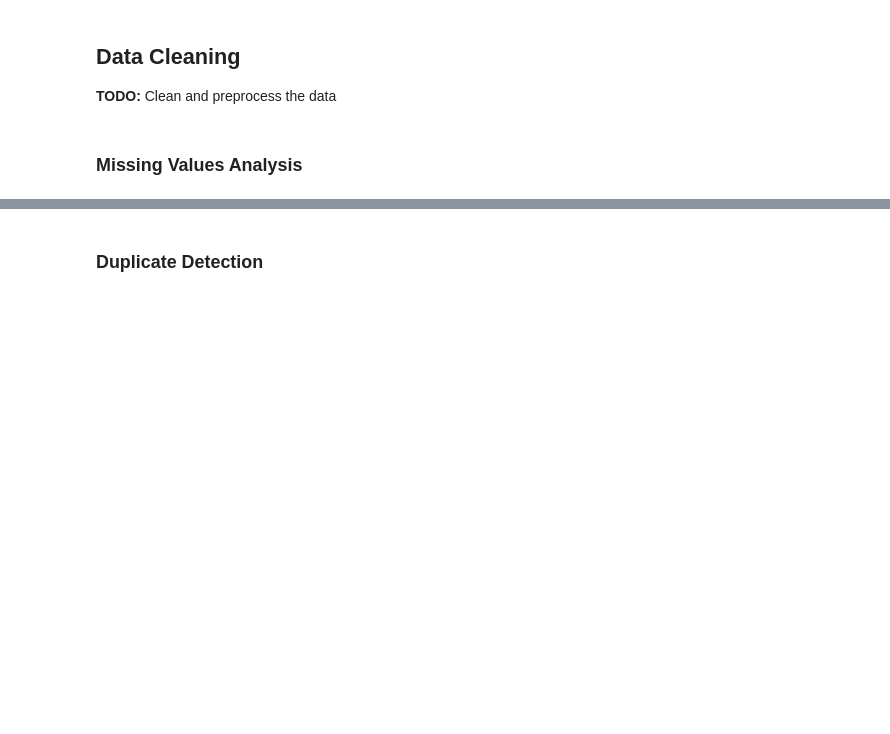
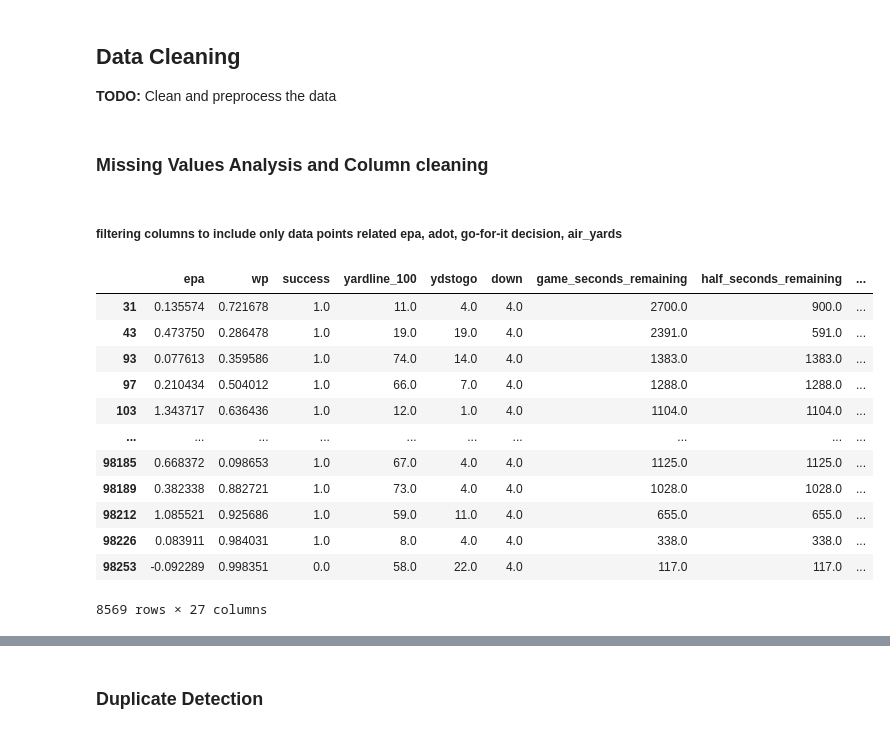
Before and after one commit to EdisonAyranisthebest/Eclipse_W26_Football, a Jupyter notebook: fourth_down_decision_epa_analysis.ipynb, the cells around one changed output, grey strips where cells are left out. Drawn from its saved outputs; the diff is of its cells as text; code cells hidden in the pictures; blank space fills up the shorter version.

Commit message:
Filtered columns we do not need to look at (feel free to edit) and filtered missing columns/ non-play columns

```diff
--- a/fourth_down_decision_epa_analysis.ipynb
+++ b/fourth_down_decision_epa_analysis.ipynb
@@ -209,6 +235,46 @@ Length: 397, dtype: object
 
 **TODO:** Clean and preprocess the data
 # %% [markdown]
-### Missing Values Analysis
+### Missing Values Analysis and Column cleaning
+# %% [markdown]
+##### filtering columns to include only data points related epa, adot, go-for-it decision, air_yards
+# %%
+keep_cols = [
+    # EPA & state
+    "epa", "wp", "success", "yardline_100", "ydstogo", "down",
+    "game_seconds_remaining", "half_seconds_remaining", "score_differential",
+
+    # Decision / play type
+    "play_type", "punt_attempt", "field_goal_attempt",
+    "qb_dropback", "rush_attempt",
+
+    # Depth of target
+    "air_yards", "yards_after_catch", "pass_length", "pass_location",
+
+    # Teams
+    "posteam", "defteam", "home_team", "away_team",
+    "season", "week", "game_id",
+
+    # Defensive metrics
+    "defenders_in_box", "number_of_pass_rushers",
+    "qb_pressure", "blitz"
+]
+
+df_4th = df_4th[[c for c in keep_cols if c in df_4th.columns]]
+df_4th
+# %% [output]
+|  | epa | wp | success | yardline_100 | ydstogo | down | game_seconds_remaining | half_seconds_remaining | ... |
+| 31 | 0.135574 | 0.721678 | 1.0 | 11.0 | 4.0 | 4.0 | 2700.0 | 900.0 | ... |
+| 43 | 0.473750 | 0.286478 | 1.0 | 19.0 | 19.0 | 4.0 | 2391.0 | 591.0 | ... |
+| 93 | 0.077613 | 0.359586 | 1.0 | 74.0 | 14.0 | 4.0 | 1383.0 | 1383.0 | ... |
+| 97 | 0.210434 | 0.504012 | 1.0 | 66.0 | 7.0 | 4.0 | 1288.0 | 1288.0 | ... |
+| 103 | 1.343717 | 0.636436 | 1.0 | 12.0 | 1.0 | 4.0 | 1104.0 | 1104.0 | ... |
+| ... | ... | ... | ... | ... | ... | ... | ... | ... | ... |
+| 98185 | 0.668372 | 0.098653 | 1.0 | 67.0 | 4.0 | 4.0 | 1125.0 | 1125.0 | ... |
+| 98189 | 0.382338 | 0.882721 | 1.0 | 73.0 | 4.0 | 4.0 | 1028.0 | 1028.0 | ... |
+| 98212 | 1.085521 | 0.925686 | 1.0 | 59.0 | 11.0 | 4.0 | 655.0 | 655.0 | ... |
+| 98226 | 0.083911 | 0.984031 | 1.0 | 8.0 | 4.0 | 4.0 | 338.0 | 338.0 | ... |
+| 98253 | -0.092289 | 0.998351 | 0.0 | 58.0 | 22.0 | 4.0 | 117.0 | 117.0 | ... |
+8569 rows × 27 columns
 # %%
 # TODO: Check for missing values
```
Also changed, not shown: parts of 6 cells of this notebook.
